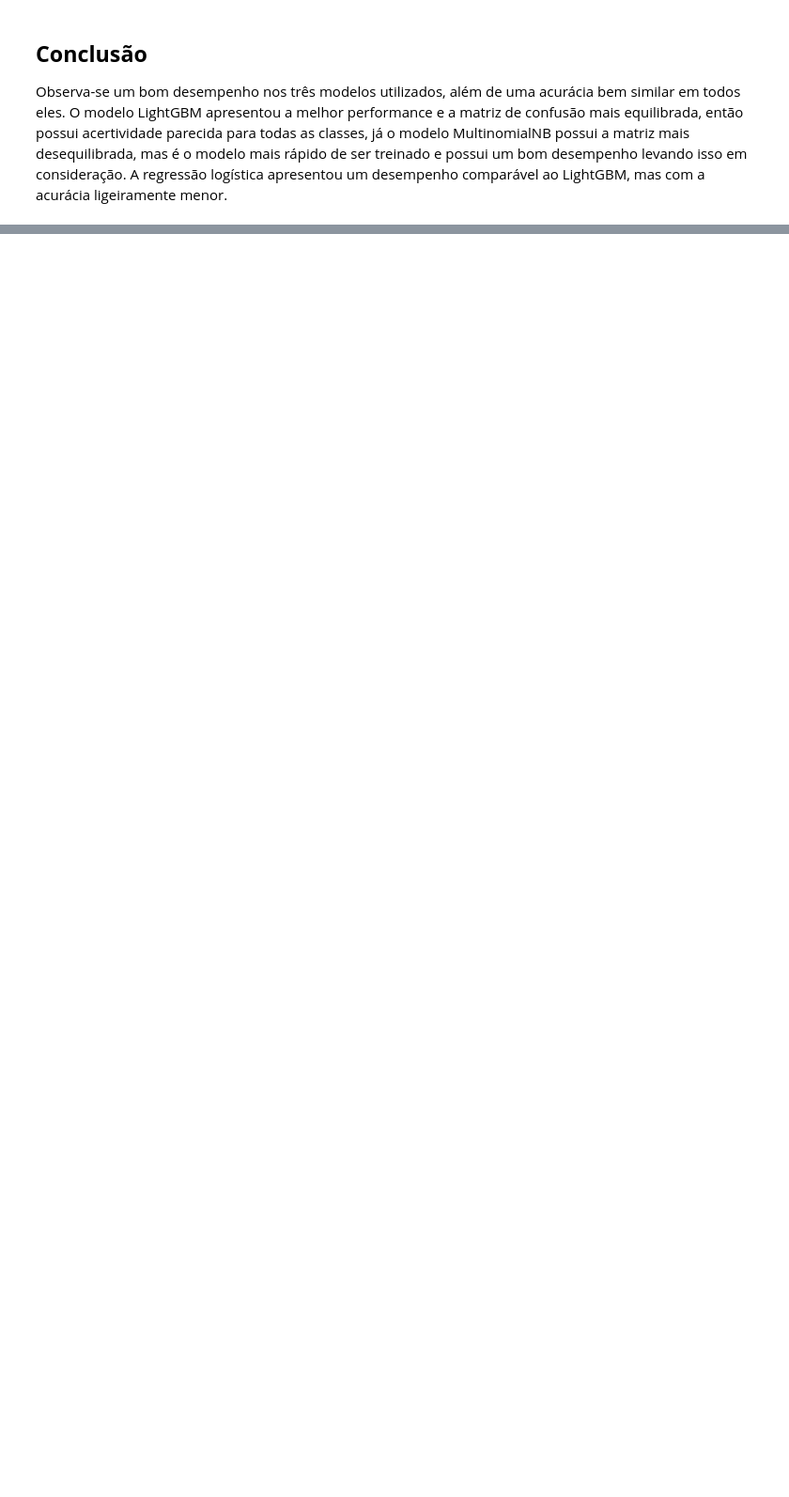
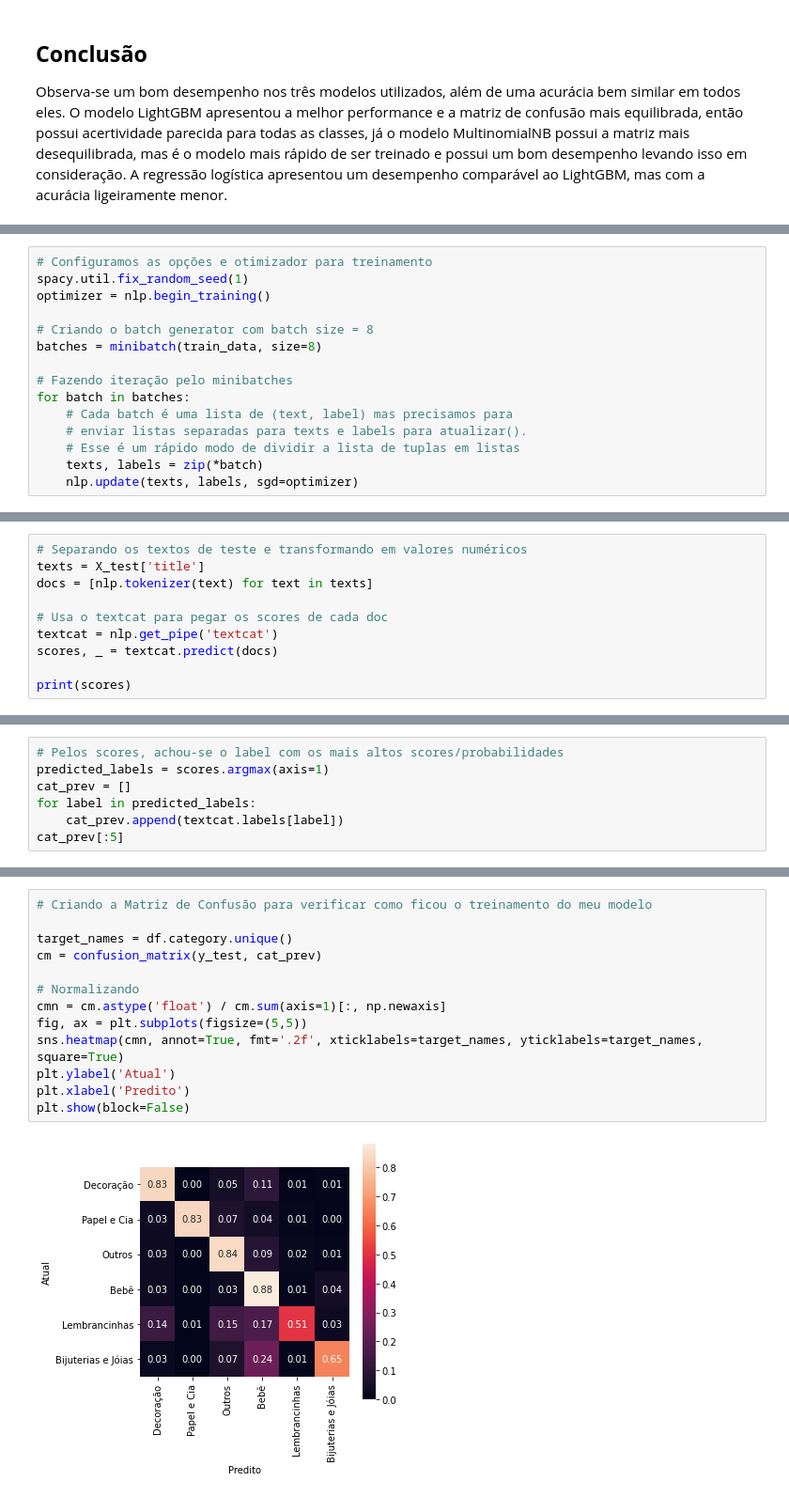
Before and after one commit to Lucas-Buk/Data_Mining, a Jupyter notebook: elo7/elo7_project/notebooks/Classification.ipynb, the cells around one changed output, grey strips where cells are left out. Shown: that part at 94% size. Saved outputs shown, nothing was run; the diff lists cells and outputs as text; blank space fills up the shorter version.

```diff
--- a/elo7/elo7_project/notebooks/Classification.ipynb
+++ b/elo7/elo7_project/notebooks/Classification.ipynb
@@ -619,0 +769,15 @@ Observa-se um bom desempenho nos três modelos utilizados, além de uma acuráci
+# %%
+# Configuramos as opções e otimizador para treinamento
+spacy.util.fix_random_seed(1)
+optimizer = nlp.begin_training()
+
+# Criando o batch generator com batch size = 8
+batches = minibatch(train_data, size=8)
+
+# Fazendo iteração pelo minibatches
+for batch in batches:
+    # Cada batch é uma lista de (text, label) mas precisamos para
+    # enviar listas separadas para texts e labels para atualizar().
+    # Esse é um rápido modo de dividir a lista de tuplas em listas
+    texts, labels = zip(*batch)
+    nlp.update(texts, labels, sgd=optimizer)
@@ -619,0 +815,10 @@ Observa-se um bom desempenho nos três modelos utilizados, além de uma acuráci
+# %%
+# Separando os textos de teste e transformando em valores numéricos
+texts = X_test['title']
+docs = [nlp.tokenizer(text) for text in texts]
+
+# Usa o textcat para pegar os scores de cada doc
+textcat = nlp.get_pipe('textcat')
+scores, _ = textcat.predict(docs)
+
+print(scores)
@@ -619,0 +839,7 @@ Observa-se um bom desempenho nos três modelos utilizados, além de uma acuráci
+# %%
+# Pelos scores, achou-se o label com os mais altos scores/probabilidades
+predicted_labels = scores.argmax(axis=1)
+cat_prev = []
+for label in predicted_labels:
+    cat_prev.append(textcat.labels[label])
+cat_prev[:5]
@@ -619,0 +852,15 @@ Observa-se um bom desempenho nos três modelos utilizados, além de uma acuráci
+# %%
+# Criando a Matriz de Confusão para verificar como ficou o treinamento do meu modelo
+
+target_names = df.category.unique()
+cm = confusion_matrix(y_test, cat_prev)
+
+# Normalizando
+cmn = cm.astype('float') / cm.sum(axis=1)[:, np.newaxis]
+fig, ax = plt.subplots(figsize=(5,5))
+sns.heatmap(cmn, annot=True, fmt='.2f', xticklabels=target_names, yticklabels=target_names, square=True)
+plt.ylabel('Atual')
+plt.xlabel('Predito')
+plt.show(block=False)
+# %% [output]
+[figure, added]
```
Also changed, not shown: parts of 32 cells of this notebook, 4 other files.
